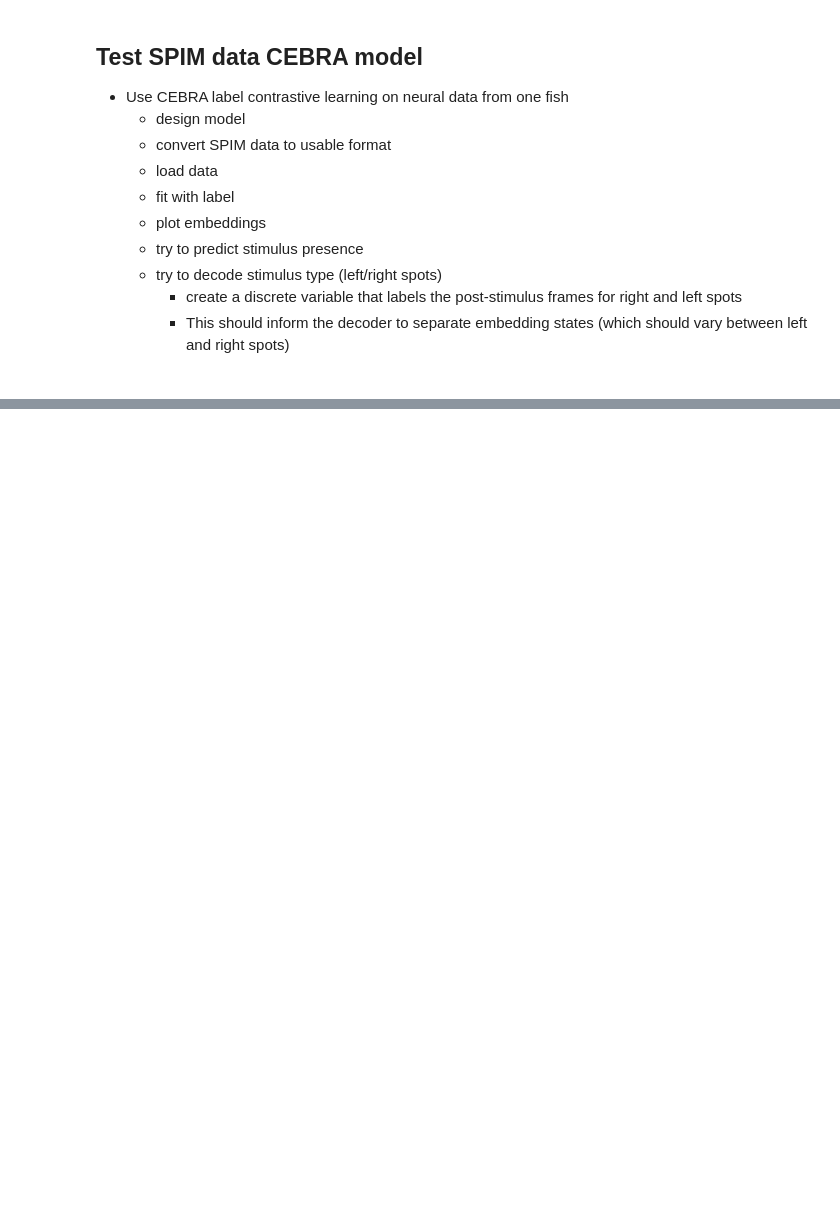
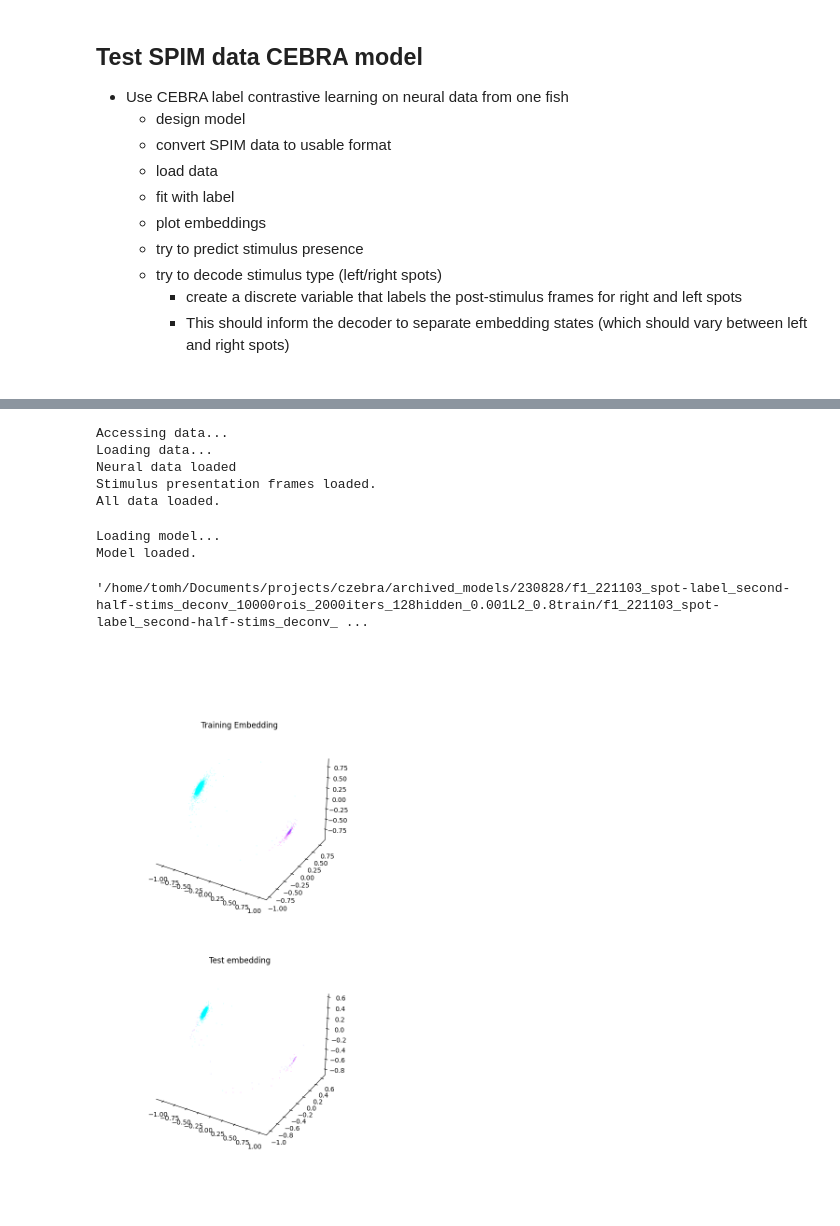
Before and after one commit to tomhagley6/czebra, a Jupyter notebook: test_notebooks/230829/decode_stimulus_laterality_supervised_inferred_spikes.ipynb, the cells around one changed output, grey strips where cells are left out. Saved outputs shown, nothing was run; the diff lists cells and outputs as text; code cells hidden in the pictures; blank space fills up the shorter version.

Commit message:
automatic figure saving

```diff
--- a/test_notebooks/230829/decode_stimulus_laterality_supervised_inferred_spikes.ipynb
+++ b/test_notebooks/230829/decode_stimulus_laterality_supervised_inferred_spikes.ipynb
@@ -44,6 +45,7 @@ global LOAD_DATA               # attempt to load pre-saved .npz data files
 global SAVE_DATA               # save new .npz files when created
 global LOAD_MODEL              # attempt to load model
 global SAVE_MODEL              # save model to models folder
+global SAVE_FIGS               # automatically save figures generated
 global STIM_TYPES              # dictionary of stim types to stim numbers
 global STIMS                   # relevant stims for model
 global STIM_MASKS              # remove?
@@ -52,19 +54,20 @@ global STIM_LENGTH_FRAMES      # the length in frames of stimuli, assuming all s
 global HALF_STIM_MASK          # only use the second half of stimuli for training the model
 
 LABEL = 'spot'                                                          # set as '' for time-contrastive
-EXTRA_LABEL = 'second-half-stims'
+EXTRA_LABEL = 'second-half-stims_deconv'
 FILEPATH = dat_files[1]
 DATA_PATH = '/home/tomh/Documents/projects/czebra/test_notebooks/data/'
 MODELPATH_ROOT = '/home/tomh/Documents/projects/czebra/archived_models/'
-MODELPATH_DATE = '230822/'
-MODEL_VER = 8
+MODELPATH_DATE = '230828/'
+MODEL_VER = 1
 TIMESTEPS = None                                                        # set as None to use all timepoints
 ROIS = 10000
 ITERS = 2000
 LOAD_DATA = True
 SAVE_DATA = False
-LOAD_MODEL = False
-SAVE_MODEL = True
+LOAD_MODEL = True
+SAVE_MODEL = False
+SAVE_FIGS = True
 STIM_TYPES = {'left_spot':0, 'right_spot':1,  \
               'open_loop_grating':2, 'closed_loop_grating':3}
 STIMS = ['left_spot', 'right_spot']
@@ -127,6 +138,7 @@ data_folder_HDD = '/media/storage/DATA/tom/'
 filename_stim_pres_frames = f'{filename[-9:]}_stim_pres_frames.npz'
 filename_deconv = f'{filename[-9:]}_deconv.npz'
 filename_deconv_subset = f'{filename[-9:]}_deconv_subset.npz'
+filename_neural_indexes = f'{filename[-9:]}_neural_indexes.npz'
 
 # if not loading data, but not wanting to overwrite saved data, save as a temp file
 if not save_data and not load_data:
@@ -232,7 +244,7 @@ else:
                 # later than it actually does
                 if HALF_STIM_MASK:
                     print("Taking the second half of stimuli only.")
-                    this_stim_on_frames = this_stim_on_frames + stim_length_frames/2
+                    this_stim_on_frames = (this_stim_on_frames + stim_length_frames/2).astype(int)
                 stim_on_fr_list.append(this_stim_on_frames)
 
                 # index stim end frame numbers with the presentation indexes
@@ -270,6 +282,7 @@ else:
             print(f"Stim presentation dataset saved.")
             np.savez(f"{data_folder}{filename_deconv_subset}", neural=neural)
             print(f"Neural dataset saved.")
+            np.savez(f"{data_folder}{filename_neural_indexes}", neural_indexes=neural_indexes)
             print(f"All datasets saved.")
 
             ## load data ##
@@ -316,6 +329,12 @@ training_test_split = TRAINING_TEST_SPLIT
 split_idx = int(np.round(neural.shape[0] * training_test_split))
 neural_train, neural_test = neural[:split_idx, :], neural[split_idx:, :]
 discrete_train, discrete_test = discrete[:split_idx], discrete[split_idx:]
+# %% [output]
+Accessing data...
+Loading data...
+Neural data loaded
+Stimulus presentation frames loaded.
+All data loaded.
 # %%
 ### load, fit, and save model ###
 # if LOAD_MODEL == True, load the specified model. Otherwise, fit the model
@@ -331,7 +350,7 @@ model_name = f"{filename}_{LABEL}{'-label' if parameters['conditional'] == 'time
     f"{ROIS}rois_{ITERS}iters_{parameters['num_hidden_units']}hidden_{parameters['weight_decay']}L2_" + \
     f"{TRAINING_TEST_SPLIT}train"
 full_model_path = f"{modelpath_root}{modelpath_date}{model_name}/{model_name}_{MODEL_VER}.pt"
-
+model_dir = f"{modelpath_root}{modelpath_date}{model_name}"
 
 if LOAD_MODEL:
 
@@ -366,24 +385,38 @@ if SAVE_MODEL and not LOAD_MODEL:
 
     print("Saving model...")
     # create the directory if it does not already exist (and continue if it does)
-    Path(f"{modelpath_root}{modelpath_date}{model_name}").mkdir(parents=True, exist_ok=True)
+    Path(f"{model_dir}").mkdir(parents=True, exist_ok=True)
     cebra_stim_on_model.save(full_model_path)
     print("Model saved.")
+# %% [output]
+Loading model...
+Model loaded.
+# %%
+f"{modelpath_root}{modelpath_date}{model_name}"
+full_model_path
+# %% [output]
+'/home/tomh/Documents/projects/czebra/archived_models/230828/f1_221103_spot-label_second-half-stims_deconv_10000rois_2000iters_128hidden_0.001L2_0.8train/f1_221103_spot-label_second-half-stims_deconv_ ...
 # %%
 ### generate/plot embeddings ###
 
-# CEBRA's plot_embedding function is bugged
-# fig = plt.figure(figsize=(6,12)
-# ax1 = plt.subplot(211)
-# ax2 = plt.subplot(212)
+# # CEBRA's plot_embedding function is bugged
+fig = plt.figure(figsize=(6,12))
+ax1 = plt.subplot(211, projection='3d')
+ax2 = plt.subplot(212, projection='3d')
 
 # trained embedding
 embedding_train = cebra_stim_on_model.transform(neural_train)
-cebra.plot_embedding(embedding=embedding_train, embedding_labels=discrete_train, cmap='cool', title="Training Embedding")
+cebra.plot_embedding(embedding=embedding_train, embedding_labels=discrete_train, ax=ax1, cmap='cool', title="Training Embedding")
 
 # test embedding
 embedding_test = cebra_stim_on_model.transform(neural_test)
-cebra.plot_embedding(embedding=embedding_test, embedding_labels=discrete_test, cmap='cool', title="Test embedding")
+cebra.plot_embedding(embedding=embedding_test, embedding_labels=discrete_test, ax=ax2, cmap='cool', title="Test embedding")
+
+if SAVE_FIGS:
+    # save this figure to the model folder
+    plt.savefig(f"{model_dir}/v{MODEL_VER}_embeddings")
+# %% [output]
+[figure, added]
 # %%
 ### plot loss and temperature ###
 
```
Also changed, not shown: parts of 7 cells of this notebook, 8 other files.
